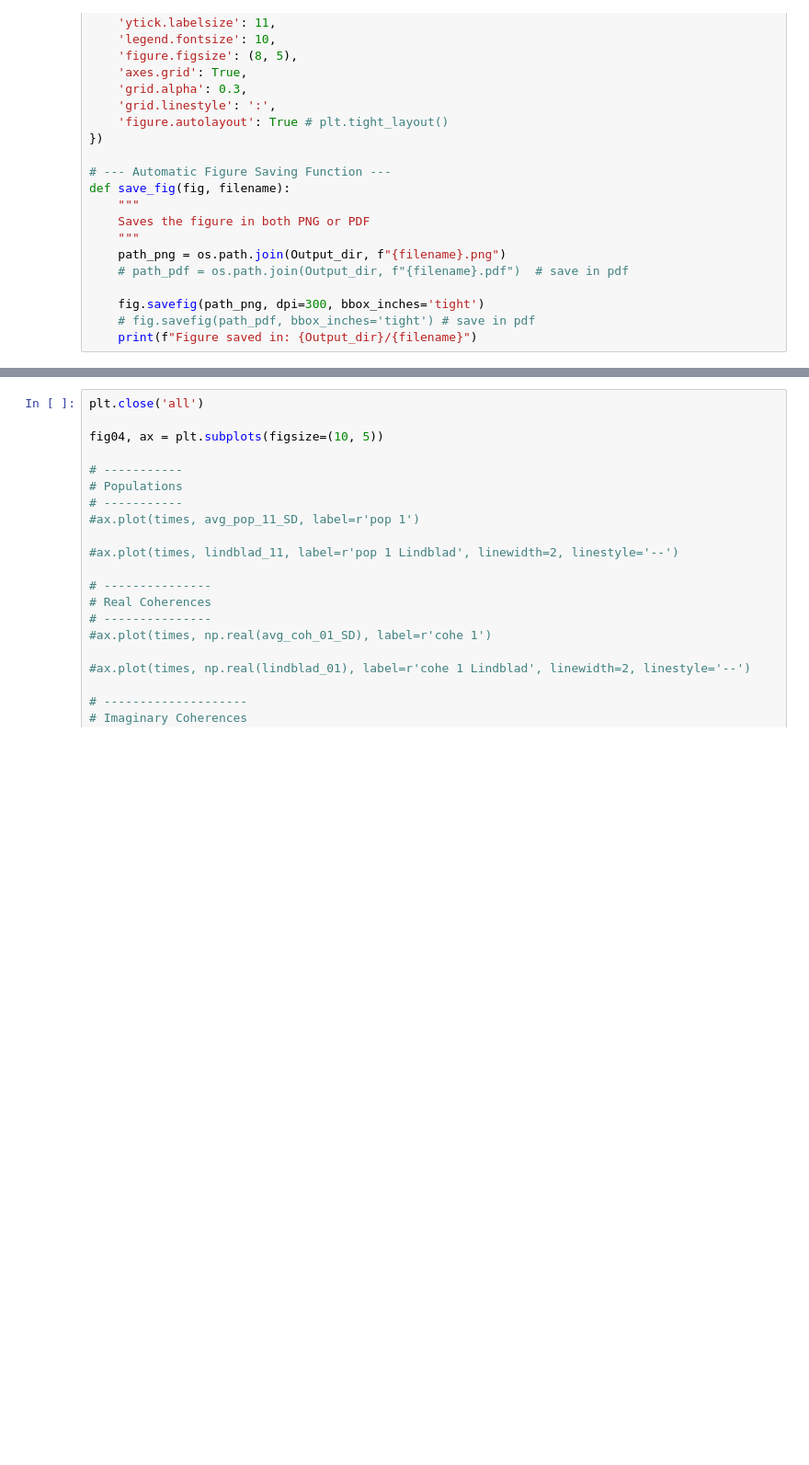
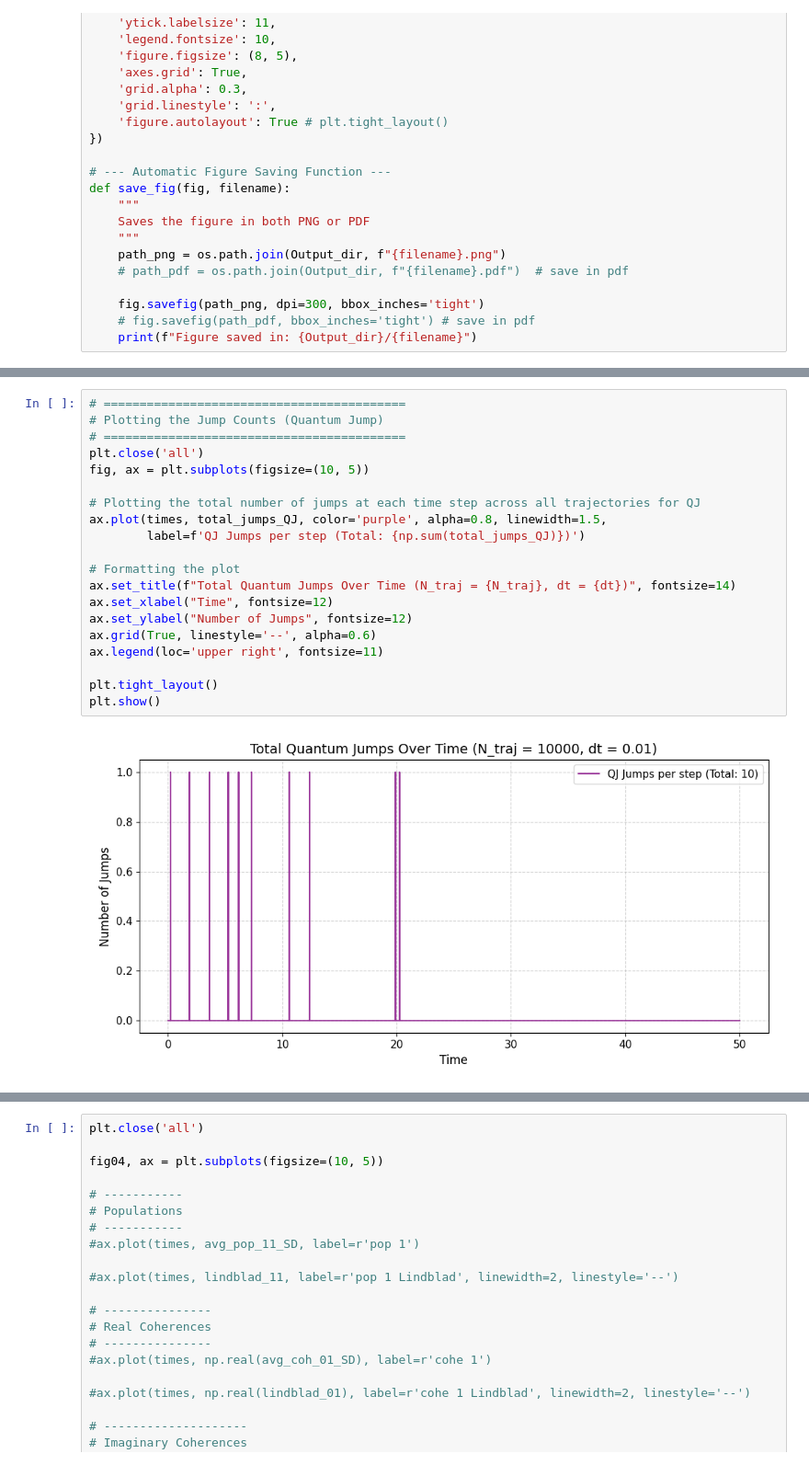
Before and after one commit to francescociavarella/Collisional-Methods, a Jupyter notebook: Coccia3LevelSys/Codes/Intermediate/Plot_rho_complete.ipynb, the cells around one changed output, grey strips where cells are left out. Shown at 92% size. Saved outputs shown, nothing was run; the diff lists cells and outputs as text; blank space fills up the shorter version.

```diff
--- a/Coccia3LevelSys/Codes/Intermediate/Plot_rho_complete.ipynb
+++ b/Coccia3LevelSys/Codes/Intermediate/Plot_rho_complete.ipynb
@@ -107,2 +140,24 @@ def save_fig(fig, filename):
+# %%
+# ==========================================
+# Plotting the Jump Counts (Quantum Jump)
+# ==========================================
+plt.close('all')
+fig, ax = plt.subplots(figsize=(10, 5))
+
+# Plotting the total number of jumps at each time step across all trajectories for QJ
+ax.plot(times, total_jumps_QJ, color='purple', alpha=0.8, linewidth=1.5,
+        label=f'QJ Jumps per step (Total: {np.sum(total_jumps_QJ)})')
+
+# Formatting the plot
+ax.set_title(f"Total Quantum Jumps Over Time (N_traj = {N_traj}, dt = {dt})", fontsize=14)
+ax.set_xlabel("Time", fontsize=12)
+ax.set_ylabel("Number of Jumps", fontsize=12)
+ax.grid(True, linestyle='--', alpha=0.6)
+ax.legend(loc='upper right', fontsize=11)
+
+plt.tight_layout()
+plt.show()
+# %% [output]
+[figure, added]
 # %%
 # ====================================
```
Also changed, not shown: parts of 7 cells of this notebook, 1 other file.
